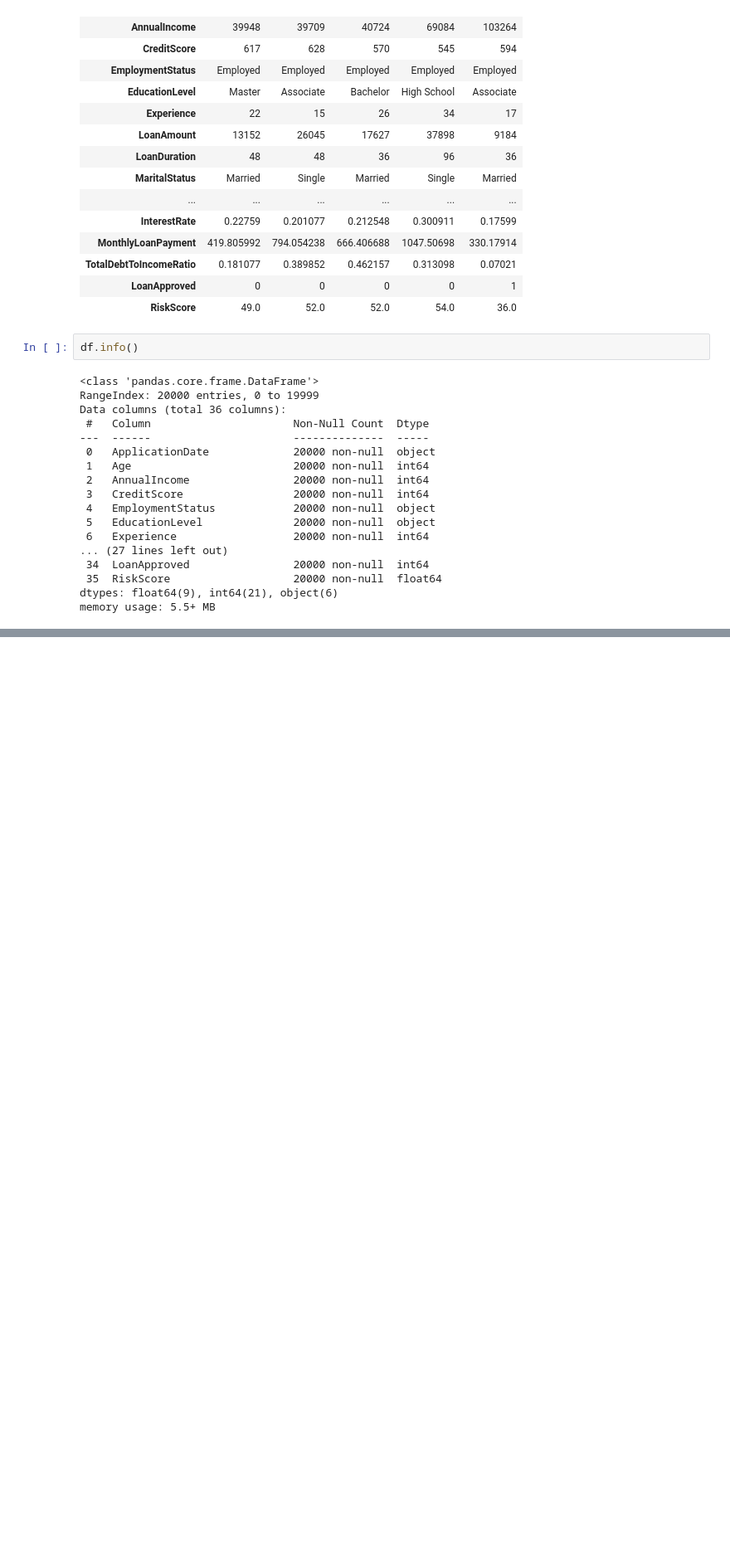
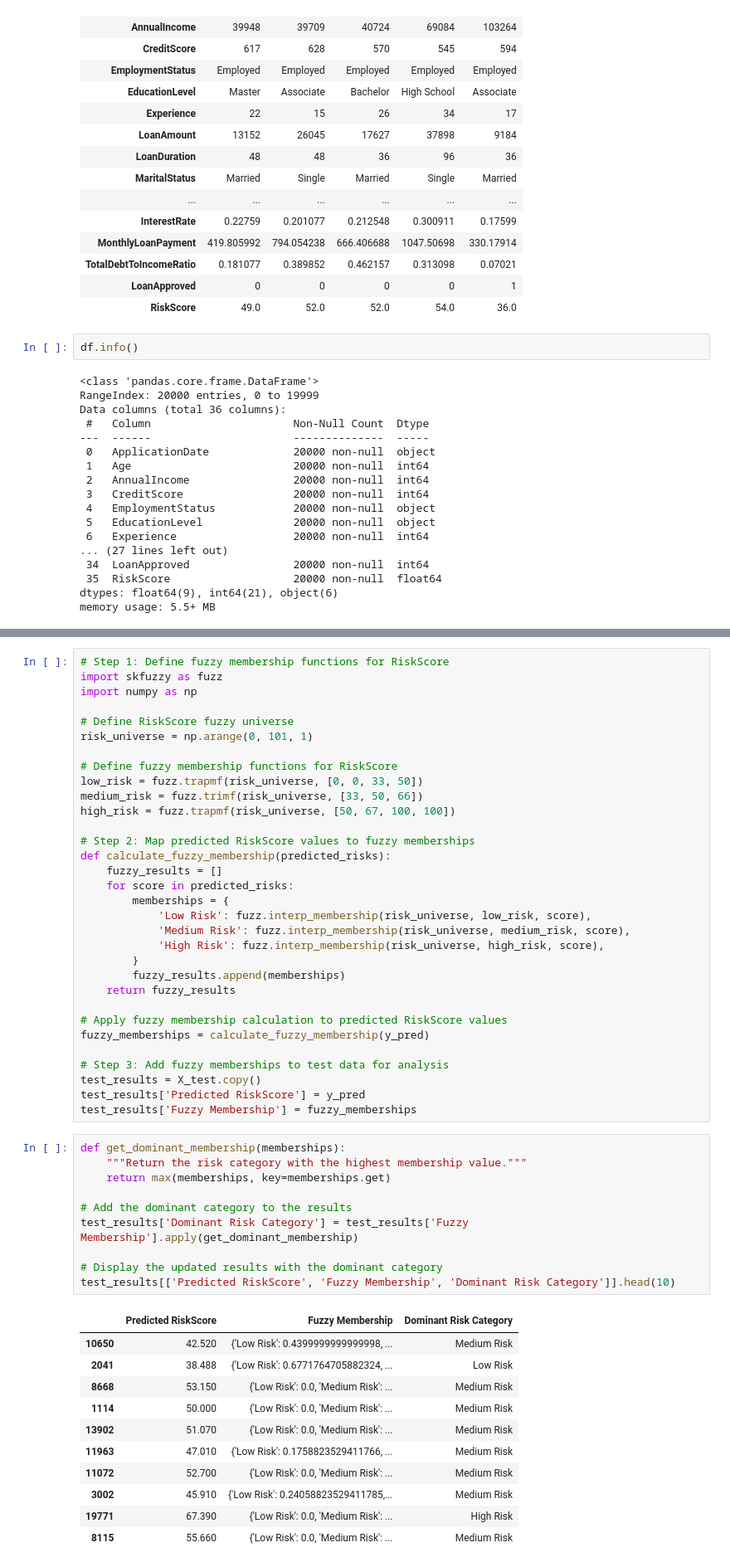
Before and after one commit to MekaRaptor/Fuzzy_Logic, a Jupyter notebook: Model/Model.ipynb, the cells around one changed output, grey strips where cells are left out. Shown at 83% size. Saved outputs shown, nothing was run; the diff lists cells and outputs as text; blank space fills up the shorter version.

```diff
--- a/Model/Model.ipynb
+++ b/Model/Model.ipynb
@@ -67,0 +206,54 @@ df.describe().T
+# %%
+# Step 1: Define fuzzy membership functions for RiskScore
+import skfuzzy as fuzz
+import numpy as np
+
+# Define RiskScore fuzzy universe
+risk_universe = np.arange(0, 101, 1)
+
+# Define fuzzy membership functions for RiskScore
+low_risk = fuzz.trapmf(risk_universe, [0, 0, 33, 50])
+medium_risk = fuzz.trimf(risk_universe, [33, 50, 66])
+high_risk = fuzz.trapmf(risk_universe, [50, 67, 100, 100])
+
+# Step 2: Map predicted RiskScore values to fuzzy memberships
+def calculate_fuzzy_membership(predicted_risks):
+    fuzzy_results = []
+    for score in predicted_risks:
+        memberships = {
+            'Low Risk': fuzz.interp_membership(risk_universe, low_risk, score),
+            'Medium Risk': fuzz.interp_membership(risk_universe, medium_risk, score),
+            'High Risk': fuzz.interp_membership(risk_universe, high_risk, score),
+        }
+        fuzzy_results.append(memberships)
+    return fuzzy_results
+
+# Apply fuzzy membership calculation to predicted RiskScore values
+fuzzy_memberships = calculate_fuzzy_membership(y_pred)
+
+# Step 3: Add fuzzy memberships to test data for analysis
+test_results = X_test.copy()
+test_results['Predicted RiskScore'] = y_pred
+test_results['Fuzzy Membership'] = fuzzy_memberships
+# %%
+def get_dominant_membership(memberships):
+    """Return the risk category with the highest membership value."""
+    return max(memberships, key=memberships.get)
+
+# Add the dominant category to the results
+test_results['Dominant Risk Category'] = test_results['Fuzzy Membership'].apply(get_dominant_membership)
+
+# Display the updated results with the dominant category
+test_results[['Predicted RiskScore', 'Fuzzy Membership', 'Dominant Risk Category']].head(10)
+# %% [output]
+|  | Predicted RiskScore | Fuzzy Membership | Dominant Risk Category |
+| 10650 | 42.520 | {'Low Risk': 0.4399999999999998, ... | Medium Risk |
+| 2041 | 38.488 | {'Low Risk': 0.6771764705882324, ... | Low Risk |
+| 8668 | 53.150 | {'Low Risk': 0.0, 'Medium Risk': ... | Medium Risk |
+| 1114 | 50.000 | {'Low Risk': 0.0, 'Medium Risk': ... | Medium Risk |
+| 13902 | 51.070 | {'Low Risk': 0.0, 'Medium Risk': ... | Medium Risk |
+| 11963 | 47.010 | {'Low Risk': 0.1758823529411766, ... | Medium Risk |
+| 11072 | 52.700 | {'Low Risk': 0.0, 'Medium Risk': ... | Medium Risk |
+| 3002 | 45.910 | {'Low Risk': 0.24058823529411785,... | Medium Risk |
+| 19771 | 67.390 | {'Low Risk': 0.0, 'Medium Risk': ... | High Risk |
+| 8115 | 55.660 | {'Low Risk': 0.0, 'Medium Risk': ... | Medium Risk |
```
Also changed, not shown: parts of 9 cells of this notebook.
